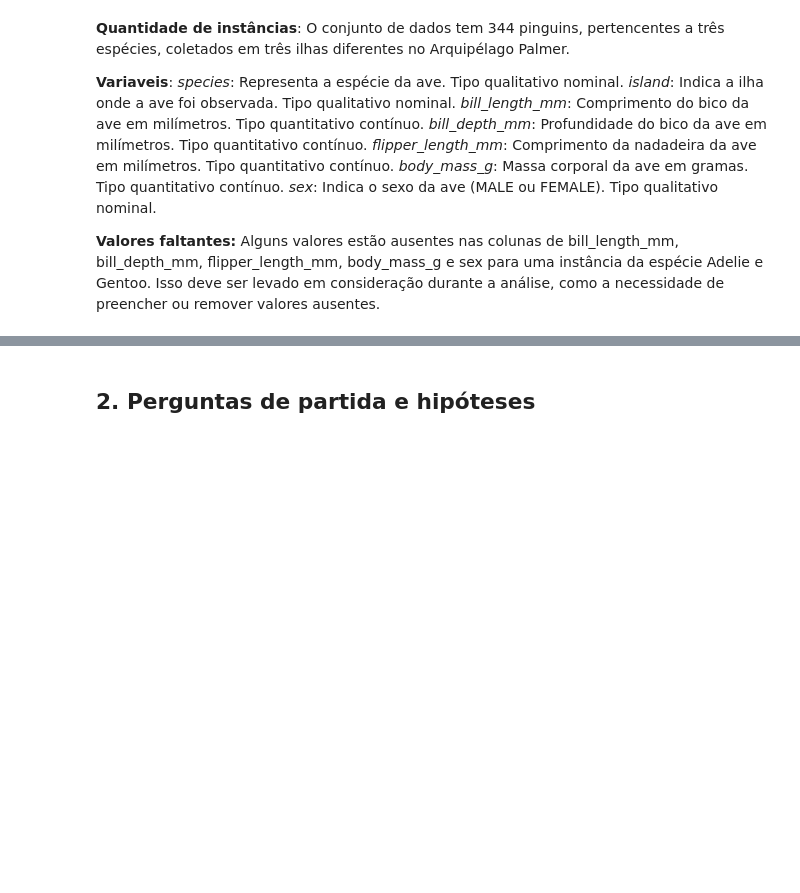
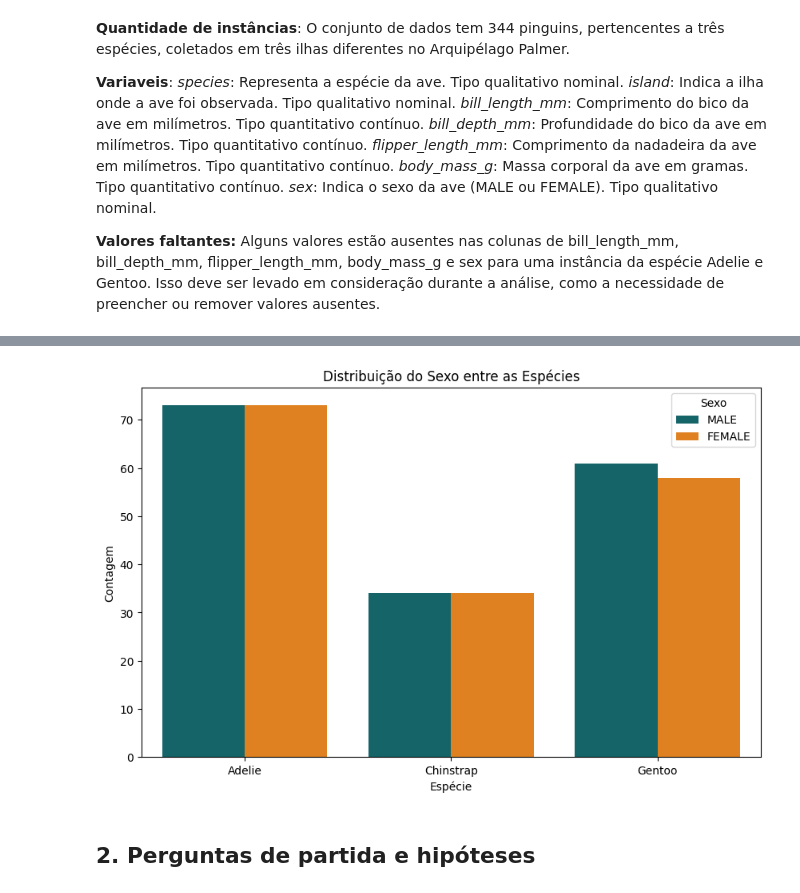
Before and after one commit to ninesousa/avanti-bootcamp-cdd, a Jupyter notebook: notebooks/01-exploratory_data_analysis.ipynb, the cells around one changed output, grey strips where cells are left out. Cells and saved outputs as stored; diff of their text form; code cells hidden in the pictures; blank space fills up the shorter version.

```diff
--- a/notebooks/01-exploratory_data_analysis.ipynb
+++ b/notebooks/01-exploratory_data_analysis.ipynb
@@ -21,3 +140,23 @@ import pandas as pd
+# %%
+# tamanho do gráfico
+plt.figure(figsize=(10, 6))
+
+#paleta de cores
+palette = ['#067176', '#FF8100']
+
+#tipo de gráfico
+sns.countplot(x='species', hue='sex', data=dt, palette=palette)
+
+#legendas do titulo, x e y
+plt.title('Distribuição do Sexo entre as Espécies')
+plt.xlabel('Espécie', fontsize = 8)
+plt.ylabel('Contagem', fontsize = 8)
+
+#legenda e plot
+plt.legend(title='Sexo')
+plt.show()
+# %% [output]
+[figure, added]
 # %% [markdown]
 ## 2. Perguntas de partida e hipóteses
 # %% [markdown]
```
Also changed, not shown: parts of 13 cells of this notebook, 2 other files.
